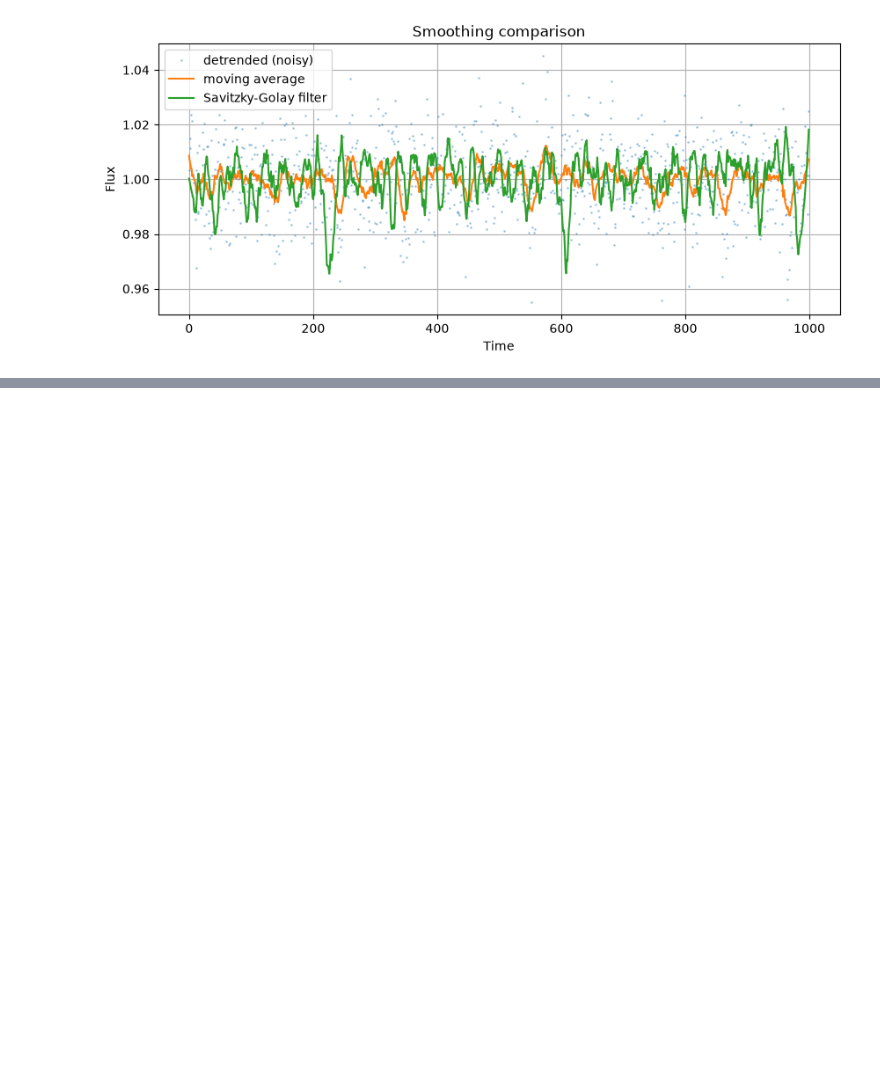
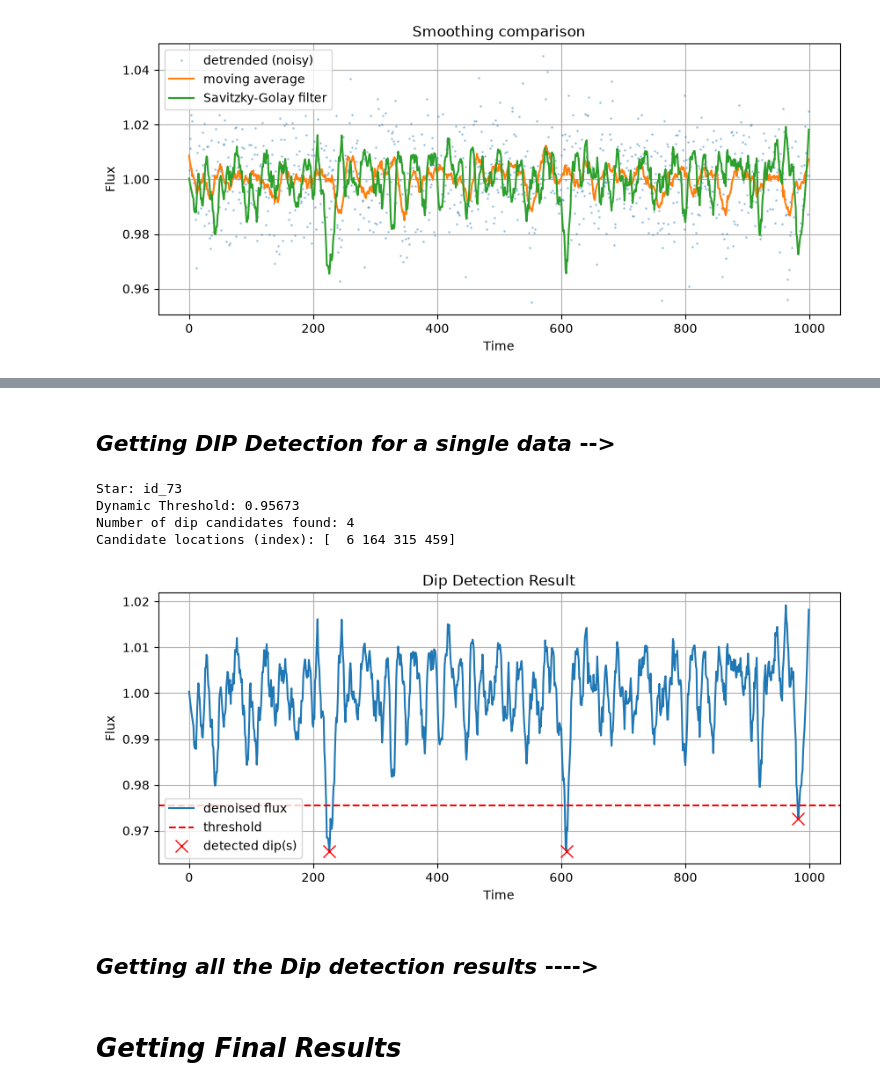
Before and after one commit to KPAUL94a/Detecting-Exoplanet-Transits-from-Stellar-Light-Curves, a Jupyter notebook: astc_1.ipynb, the cells around one changed output, grey strips where cells are left out. Drawn from its saved outputs; the diff is of its cells as text; code cells hidden in the pictures; blank space fills up the shorter version.

```diff
--- a/astc_1.ipynb
+++ b/astc_1.ipynb
@@ -315,0 +293,16 @@ lightcurves["id_52"]
+# %%
+for index in range(500):
+
+    temp_df = lightcurves[f'id_{index}'].copy()
+
+    smoothed = np.asarray(lightcurves[f'id_{index}']["flux_savgol"])
+
+    mu = np.median(smoothed)
+    sigma = np.std(smoothed)
+    n_sigma = 3
+
+    threshold = mu - n_sigma * sigma
+
+    temp_df["threshold"] = threshold
+
+    lightcurves[f'id_{index}'] = temp_df
@@ -315,0 +325,40 @@ lightcurves["id_52"]
+# %% [markdown]
+## _Getting DIP Detection for a single data_ -->
+# %%
+star_id = 'id_73'
+flux_savgol = np.asarray(lightcurves[star_id]['flux_savgol'])
+
+median_baseline = np.median(flux_savgol)
+sigma = np.std(flux_savgol)
+
+dynamic_threshold = lightcurves[star_id]['threshold'][0]
+
+peaks, properties = sp.find_peaks(
+    -flux_savgol,
+    height=-dynamic_threshold,
+    distance=50,
+    prominence= 1.0 * sigma
+)
+
+print(f"Star: {star_id}")
+print(f"Dynamic Threshold: {dynamic_threshold:.5f}")
+print(f"Number of dip candidates found: {len(peaks)}")
+print("Candidate locations (index):", peaks)
+# %% [output]
+Star: id_73
+Dynamic Threshold: 0.95673
+Number of dip candidates found: 4
+Candidate locations (index): [  6 164 315 459]
+# %%
+plt.plot(lightcurve["time"], flux_savgol, label="denoised flux")
+plt.axhline(dynamic_threshold, color='red', linestyle='--', label="threshold")
+plt.plot(lightcurve["time"].values[peaks], flux_savgol[peaks], 'rx', markersize=10, label="detected dip(s)")
+plt.legend()
+plt.xlabel("Time")
+plt.ylabel("Flux")
+plt.title("Dip Detection Result")
+plt.show()
+# %% [output]
+[figure, added]
+# %% [markdown]
+## _Getting all the Dip detection results_ ---->
@@ -315,0 +399,2 @@ lightcurves["id_52"]
+# %% [markdown]
+# _Getting Final Results_
```
Also changed, not shown: parts of 12 cells of this notebook.
